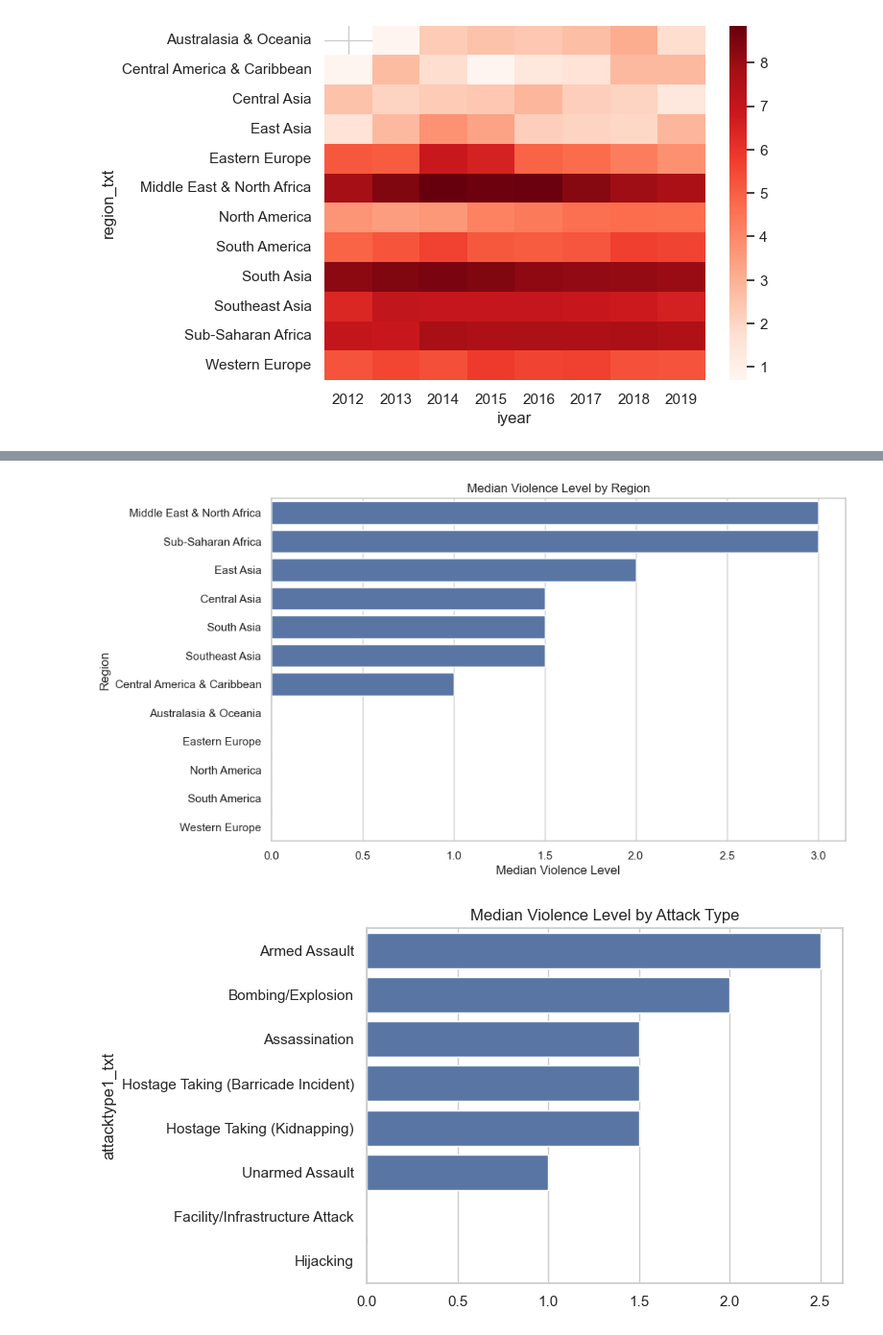
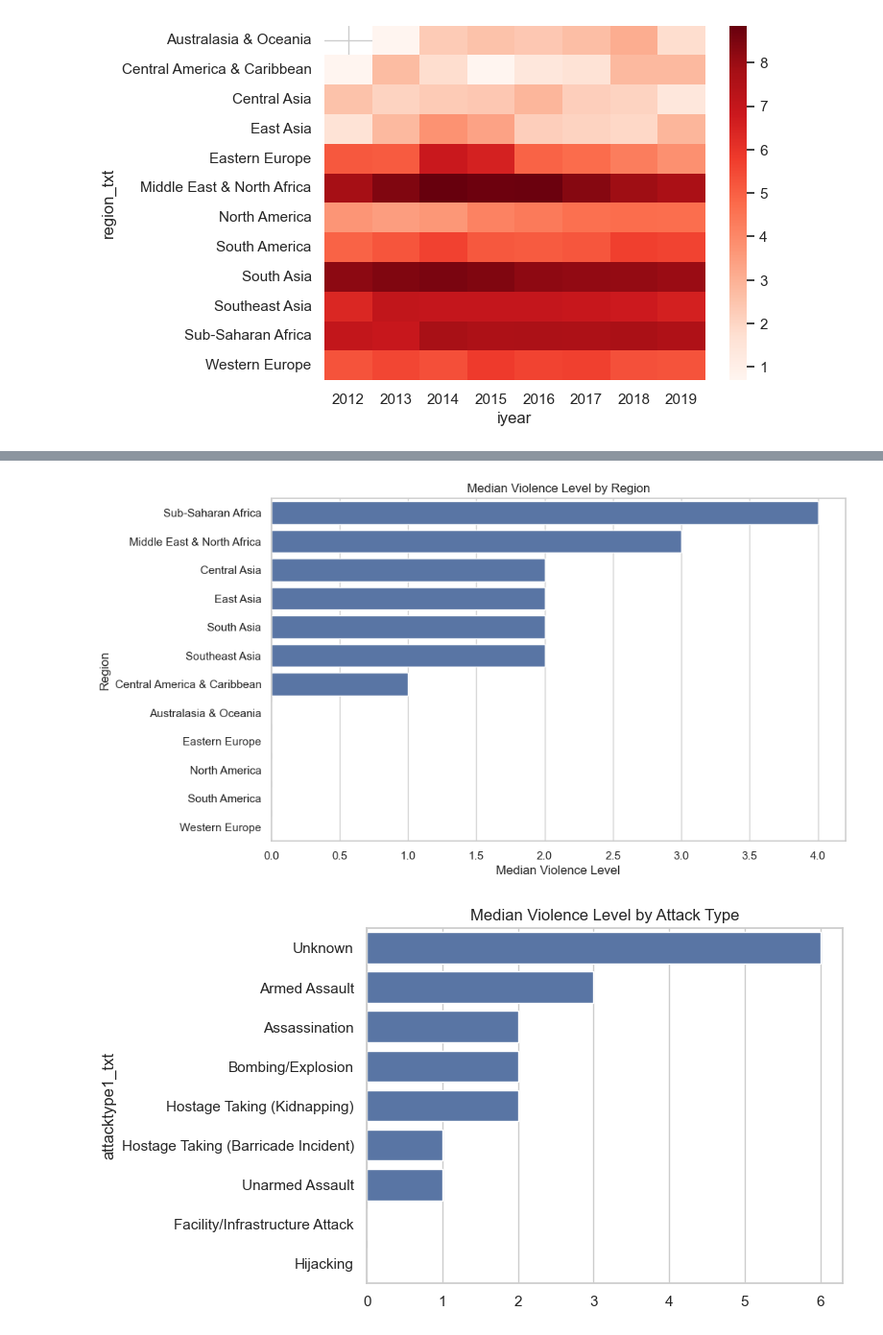
Before and after one commit to alistairTamu/STAT654_Group_Project, a Jupyter notebook: GTDEDA_Final.ipynb, the cells around one changed output, grey strips where cells are left out. Shown at 96% size. Drawn from its saved outputs; the diff is of its cells as text; code cells hidden in the pictures.

```diff
--- a/GTDEDA_Final.ipynb
+++ b/GTDEDA_Final.ipynb
@@ -263,6 +347,7 @@ plt.show()
 # %%
+#Make histogram of median violence by region
 region_avg = (
-    df_post2012
+    df_trimmed
     .groupby('region_txt')['violence_level']
     .median()
     .sort_values(ascending=False)
@@ -281,20 +366,21 @@ plt.title("Median Violence Level by Region")
 
 plt.show()
 # %% [output]
-[figure, old version]
+[figure, new version]
 # %%
+#Make histogram of median violence by Attack Type
 attack_avg = (
-    df_post2012
+    df_trimmed
     .groupby('attacktype1_txt')['violence_level']
     .median()
     .sort_values(ascending=False)
 )
 
 top_attack_avg = attack_avg.head(10)
 
 sns.barplot(x=top_attack_avg.values, y=top_attack_avg.index)
 plt.title("Median Violence Level by Attack Type")
 plt.show()
 # %% [output]
-[figure, old version]
+[figure, new version]
 # %%
```
Also changed, not shown: parts of 33 cells of this notebook, 1 other file.
